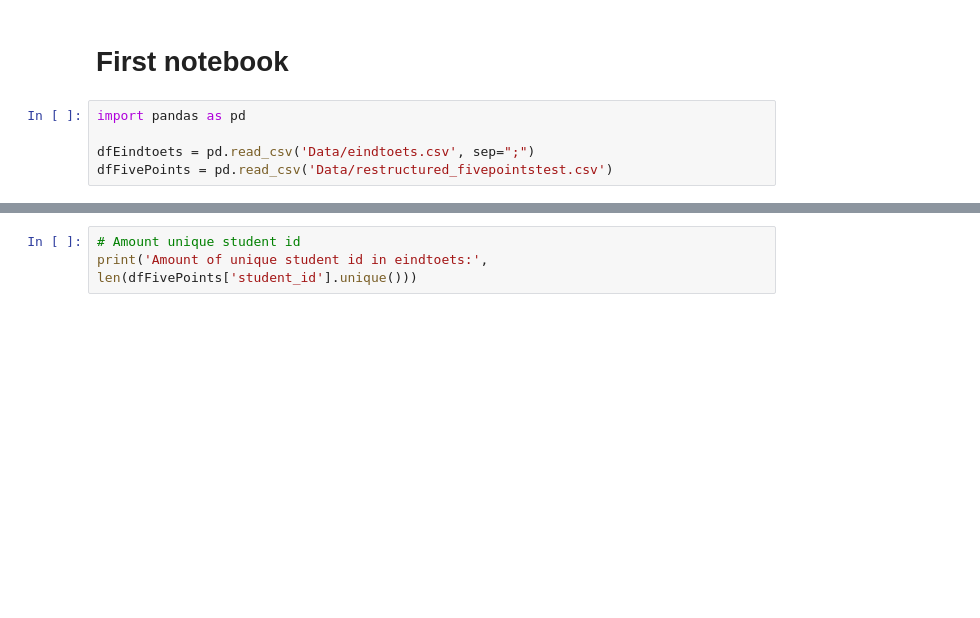
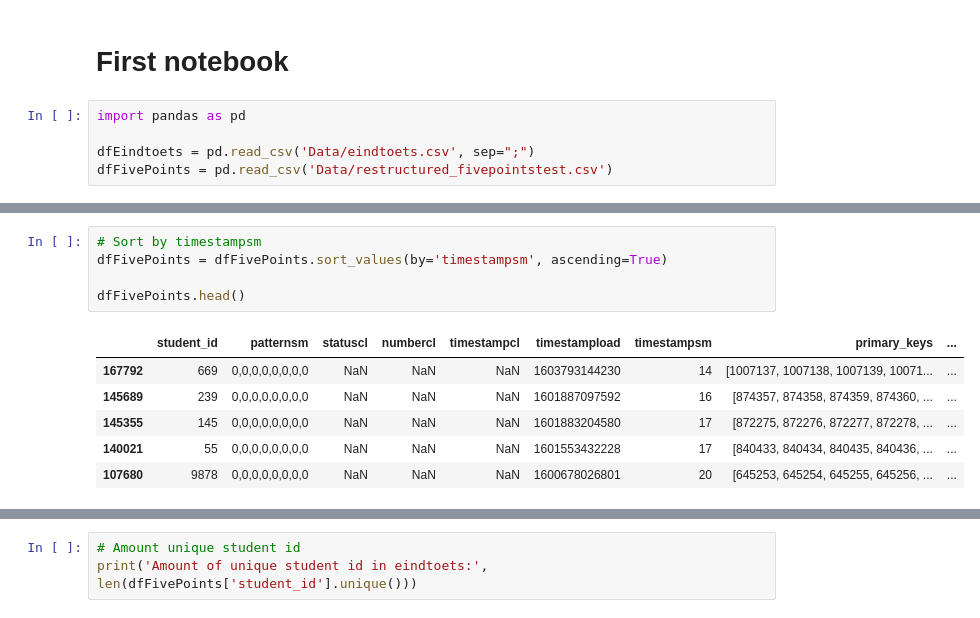
Before and after one commit to RowanBattles/Group4AI, a Jupyter notebook: Workbook.ipynb, the cells around one changed output, grey strips where cells are left out. Saved outputs shown, nothing was run; the diff lists cells and outputs as text; blank space fills up the shorter version.

```diff
--- a/Workbook.ipynb
+++ b/Workbook.ipynb
@@ -19,0 +65,12 @@ dfFivePoints.head()
+# %%
+# Sort by timestampsm
+dfFivePoints = dfFivePoints.sort_values(by='timestampsm', ascending=True)
+
+dfFivePoints.head()
+# %% [output]
+|  | student_id | patternsm | statuscl | numbercl | timestampcl | timestampload | timestampsm | primary_keys | ... |
+| 167792 | 669 | 0,0,0,0,0,0,0,0 | NaN | NaN | NaN | 1603793144230 | 14 | [1007137, 1007138, 1007139, 10071... | ... |
+| 145689 | 239 | 0,0,0,0,0,0,0,0 | NaN | NaN | NaN | 1601887097592 | 16 | [874357, 874358, 874359, 874360, ... | ... |
+| 145355 | 145 | 0,0,0,0,0,0,0,0 | NaN | NaN | NaN | 1601883204580 | 17 | [872275, 872276, 872277, 872278, ... | ... |
+| 140021 | 55 | 0,0,0,0,0,0,0,0 | NaN | NaN | NaN | 1601553432228 | 17 | [840433, 840434, 840435, 840436, ... | ... |
+| 107680 | 9878 | 0,0,0,0,0,0,0,0 | NaN | NaN | NaN | 1600678026801 | 20 | [645253, 645254, 645255, 645256, ... | ... |
```
Also changed, not shown: parts of 8 cells of this notebook.
